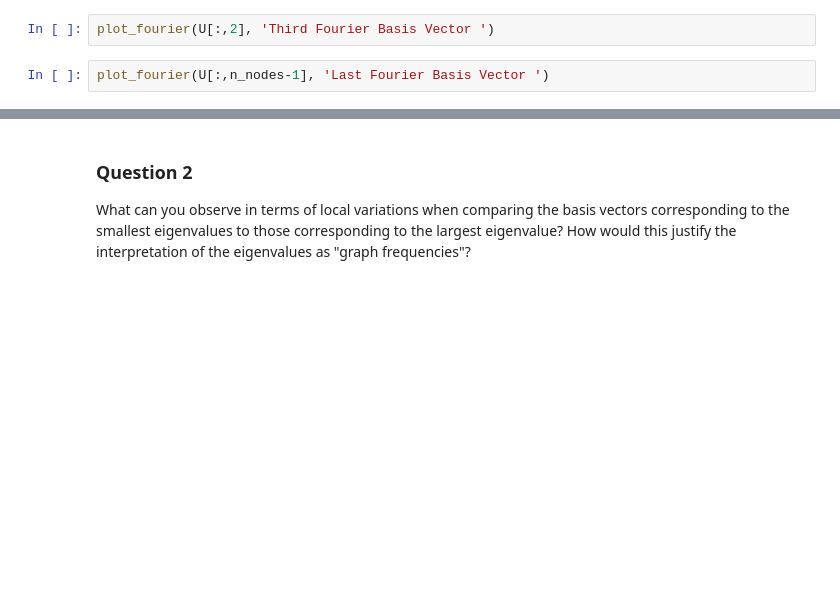
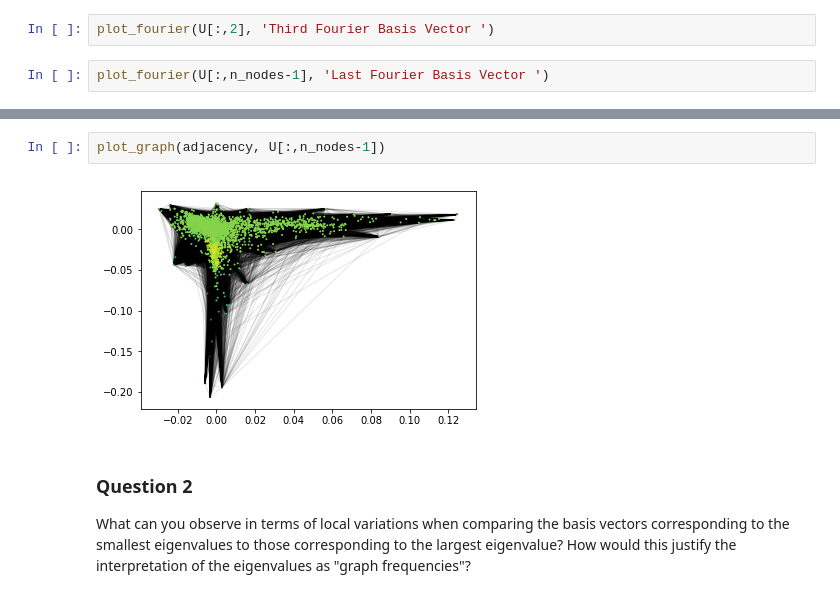
Before and after one commit to isabelaconstantin/wikinet, a Jupyter notebook: milestone4/4_graph_signal_processing.ipynb, the cells around one changed output, grey strips where cells are left out. Saved outputs shown, nothing was run; the diff lists cells and outputs as text; blank space fills up the shorter version.

```diff
--- a/milestone4/4_graph_signal_processing.ipynb
+++ b/milestone4/4_graph_signal_processing.ipynb
@@ -173,3 +211,7 @@ plot_fourier(U[:,n_nodes-1], 'Last Fourier Basis Vector ')
+# %%
+plot_graph(adjacency, U[:,n_nodes-1])
+# %% [output]
+[figure, added]
 # %% [markdown]
 ### Question 2
 
```
Also changed, not shown: parts of 16 cells of this notebook.
